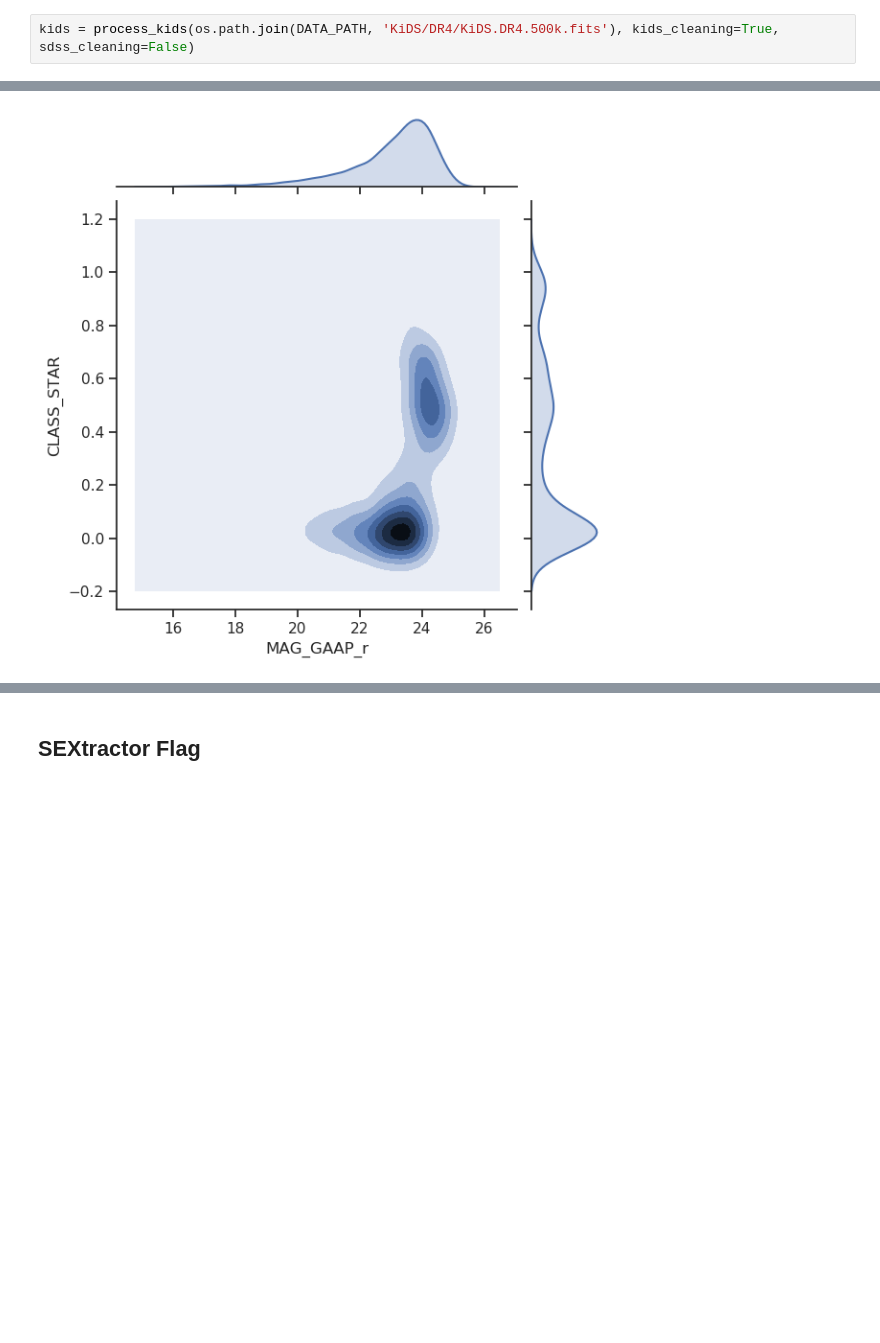
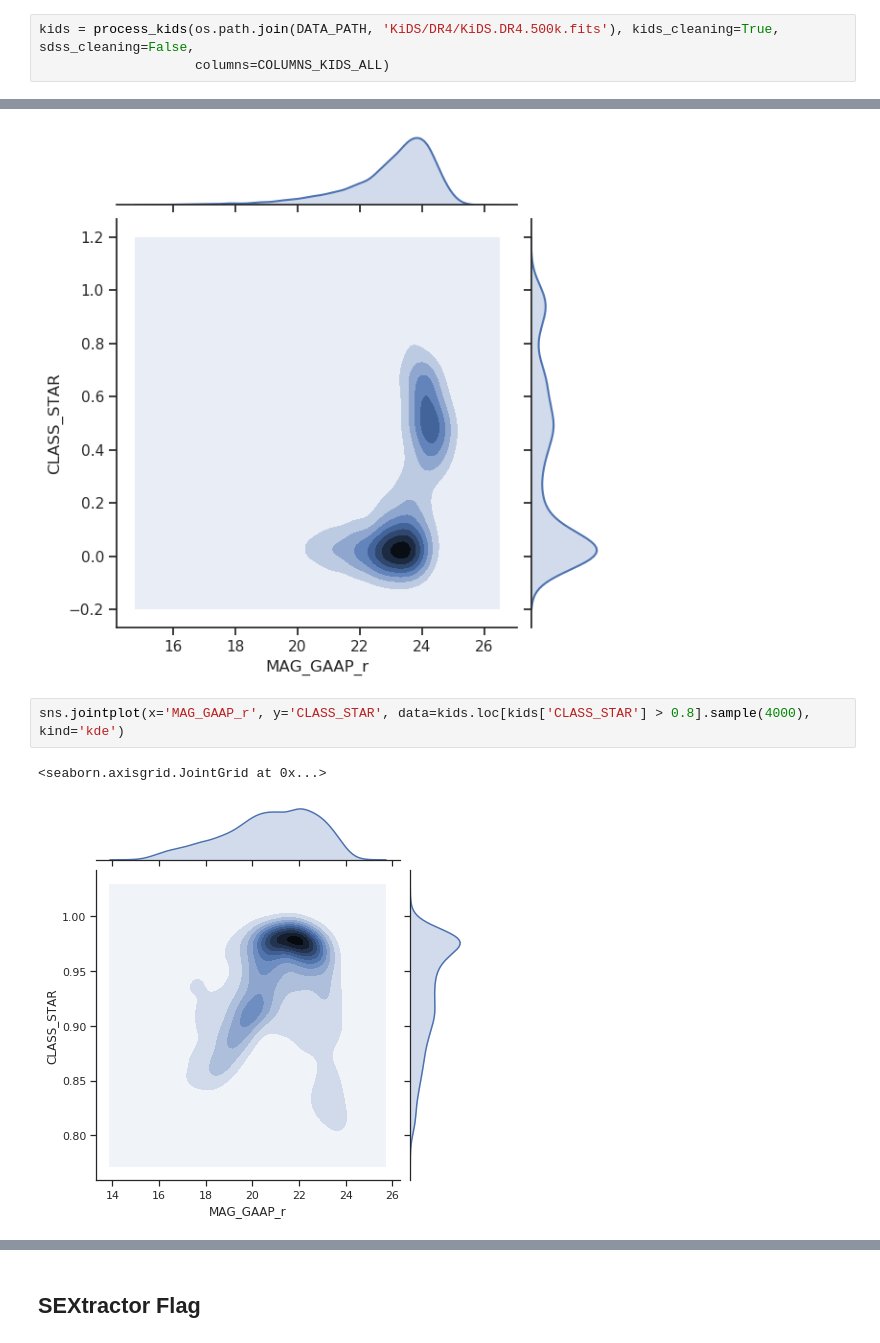
Before and after one commit to snakoneczny/kids-quasars, a Jupyter notebook: notebooks/analysis_kids_cleaning.ipynb, the cells around one changed output, grey strips where cells are left out. Saved outputs shown, nothing was run; the diff lists cells and outputs as text; blank space fills up the shorter version.

```diff
--- a/notebooks/analysis_kids_cleaning.ipynb
+++ b/notebooks/analysis_kids_cleaning.ipynb
@@ -47,7 +47,8 @@ GALAXY - 85790 (69.17%)
 QSO - 13611 (10.97%)
 STAR - 24625 (19.85%)
 # %%
-kids = process_kids(os.path.join(DATA_PATH, 'KiDS/DR4/KiDS.DR4.500k.fits'), kids_cleaning=True, sdss_cleaning=False)
+kids = process_kids(os.path.join(DATA_PATH, 'KiDS/DR4/KiDS.DR4.500k.fits'), kids_cleaning=True, sdss_cleaning=False,
+                    columns=COLUMNS_KIDS_ALL)
 # %% [output]
 Data shape: (501754, 44)
 Droping NANs: 226903 (45.22%) left
@@ -137,3 +138,8 @@ sns.jointplot(x='MAG_GAAP_r', y='CLASS_STAR', data=kids.sample(4000), kind='kde'
 # %% [output]
 <seaborn.axisgrid.JointGrid at 0x...>
 [figure]
+# %%
+sns.jointplot(x='MAG_GAAP_r', y='CLASS_STAR', data=kids.loc[kids['CLASS_STAR'] > 0.8].sample(4000), kind='kde')
+# %% [output]
+<seaborn.axisgrid.JointGrid at 0x...>
+[figure, added]
```
Also changed, not shown: parts of 5 cells of this notebook, 15 other files.
